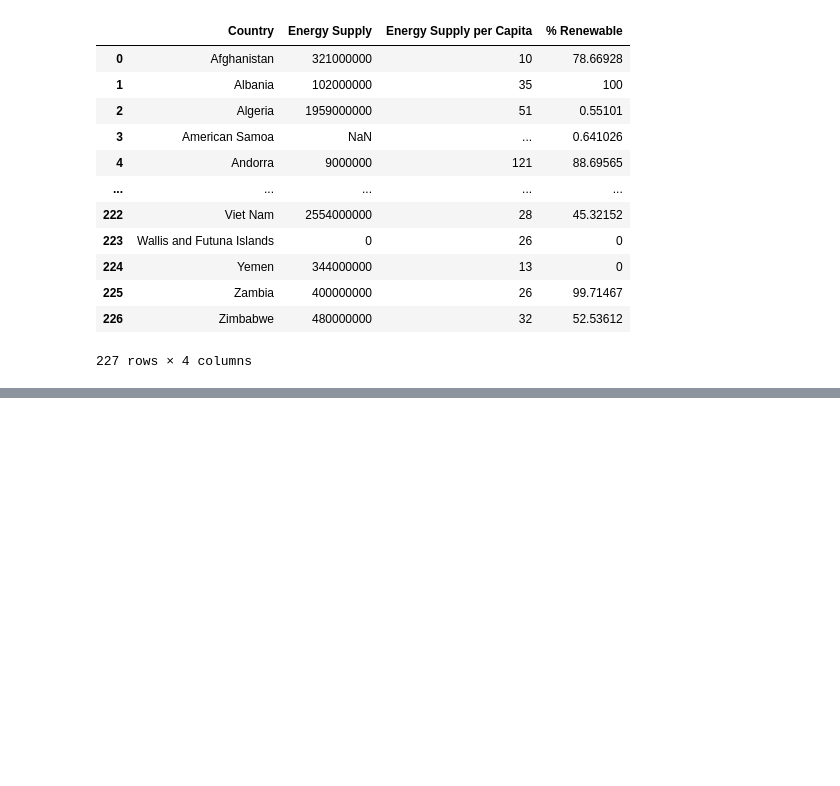
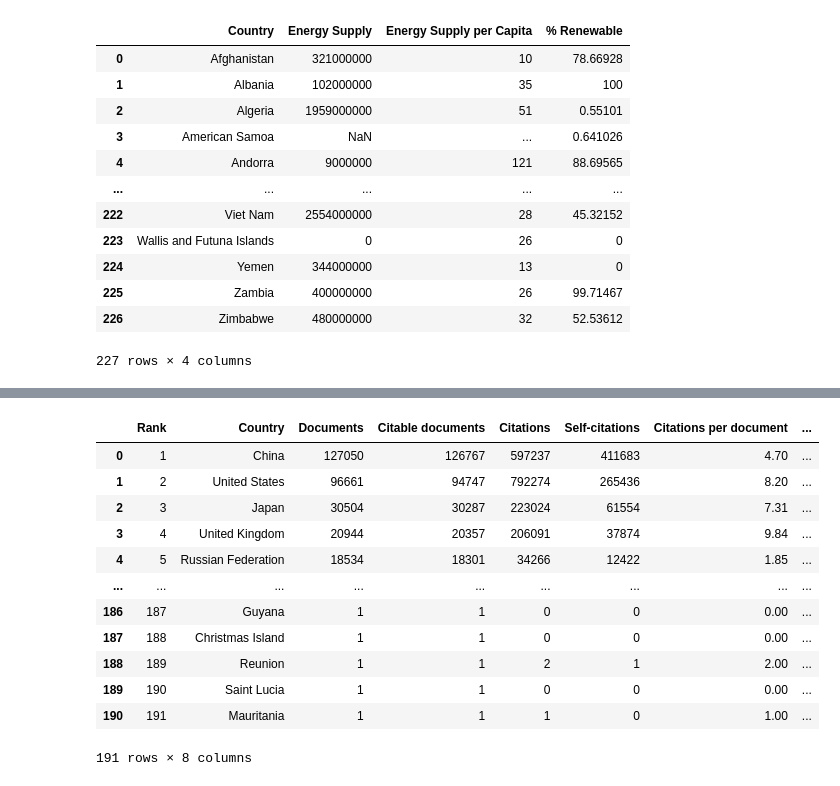
Before and after one commit to osoldatko/pythonKHPI, a Jupyter notebook: Lab1.ipynb, the cells around one changed output, grey strips where cells are left out. Cells and saved outputs as stored; diff of their text form; code cells hidden in the pictures; blank space fills up the shorter version.

```diff
--- a/Lab1.ipynb
+++ b/Lab1.ipynb
@@ -65,0 +103,17 @@ df
+# %%
+df2 = pd.read_excel('C:/Users/Olexandr Polum_ya/Desktop/KHPI/Python/scimagojr.xlsx')
+df2
+# %% [output]
+|  | Rank | Country | Documents | Citable documents | Citations | Self-citations | Citations per document | ... |
+| 0 | 1 | China | 127050 | 126767 | 597237 | 411683 | 4.70 | ... |
+| 1 | 2 | United States | 96661 | 94747 | 792274 | 265436 | 8.20 | ... |
+| 2 | 3 | Japan | 30504 | 30287 | 223024 | 61554 | 7.31 | ... |
+| 3 | 4 | United Kingdom | 20944 | 20357 | 206091 | 37874 | 9.84 | ... |
+| 4 | 5 | Russian Federation | 18534 | 18301 | 34266 | 12422 | 1.85 | ... |
+| ... | ... | ... | ... | ... | ... | ... | ... | ... |
+| 186 | 187 | Guyana | 1 | 1 | 0 | 0 | 0.00 | ... |
+| 187 | 188 | Christmas Island | 1 | 1 | 0 | 0 | 0.00 | ... |
+| 188 | 189 | Reunion | 1 | 1 | 2 | 1 | 2.00 | ... |
+| 189 | 190 | Saint Lucia | 1 | 1 | 0 | 0 | 0.00 | ... |
+| 190 | 191 | Mauritania | 1 | 1 | 1 | 0 | 1.00 | ... |
+191 rows × 8 columns
```
Also changed, not shown: parts of 14 cells of this notebook.
